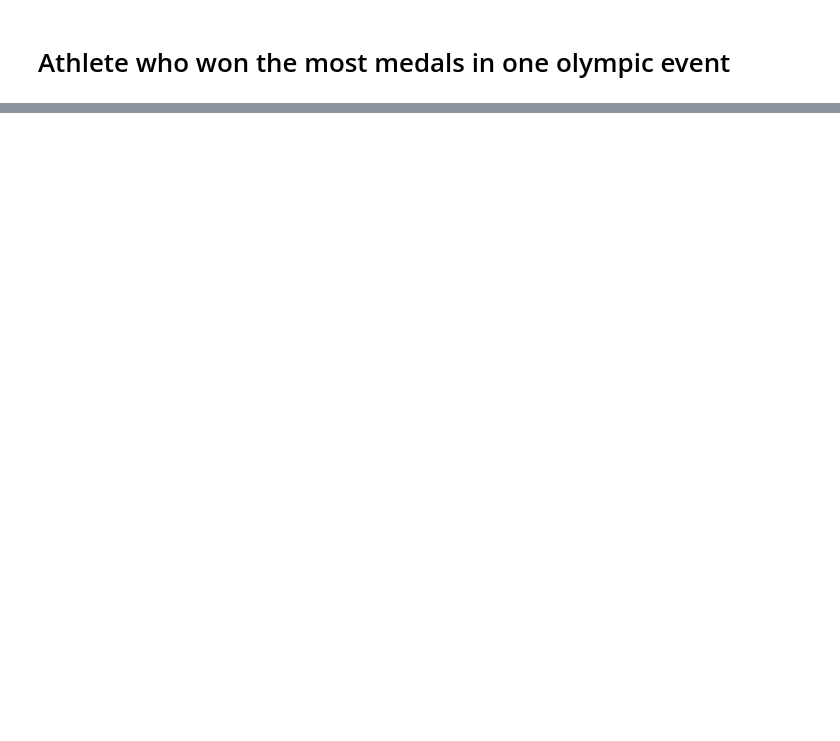
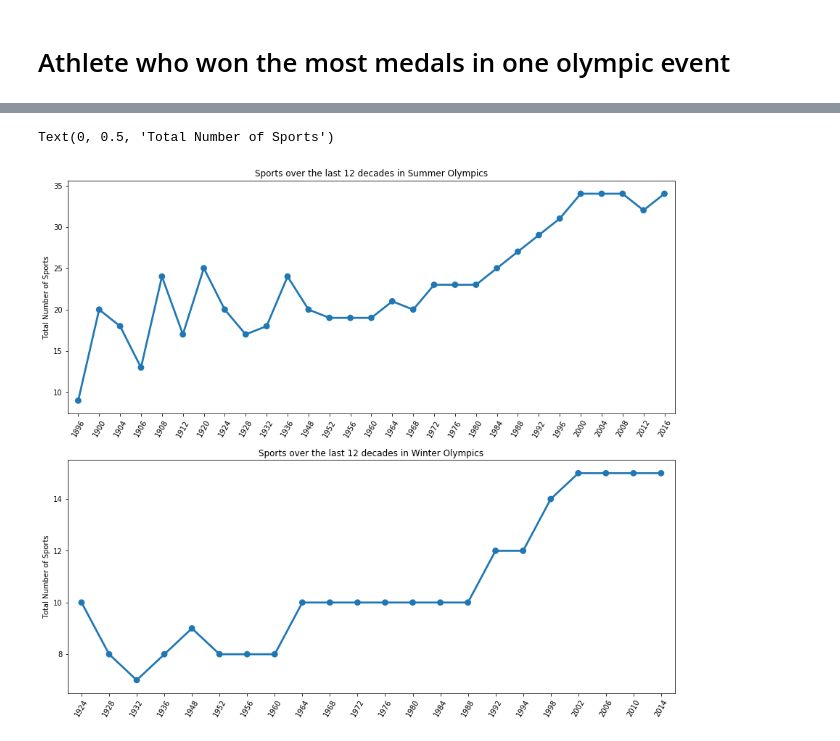
Before and after one commit to AbheeHub/Data-Analysis-Olympics-Data, a Jupyter notebook: 120-years-of-olympic-dataset/Analysis Notebook.ipynb, the cells around one changed output, grey strips where cells are left out. Cells and saved outputs as stored; diff of their text form; code cells hidden in the pictures; blank space fills up the shorter version.

```diff
--- a/120-years-of-olympic-dataset/Analysis Notebook.ipynb
+++ b/120-years-of-olympic-dataset/Analysis Notebook.ipynb
@@ -110,0 +76,2 @@ Name: Medal, Length: 39774, dtype: object
+# %%
+olympics_merged['Sex'] = olympics_merged['Sex'].map({'M':'Male','F':'Female'})
@@ -204,0 +309,35 @@ Name: Medal, dtype: int64
+# %%
+olympics_merged_summer = olympics_merged[olympics_merged['Season'] == 'Summer']
+olympics_merged_winter = olympics_merged[olympics_merged['Season'] == 'Winter']
+year = olympics_merged_summer['Year'].sort_values()
+year = year.unique()
+counts = []
+
+for item in year:
+    counter = list(olympics_merged_summer[olympics_merged_summer['Year'] == item]['Sport'].unique())
+    counts.append(len(counter))
+
+year1 = olympics_merged_winter['Year'].sort_values()
+year1 = year1.unique()
+counts1 = []
+
+for item in year1:
+    counter1 = list(olympics_merged_winter[olympics_merged_winter['Year'] == item]['Sport'].unique())
+    counts1.append(len(counter1))
+# %%
+plt.figure(figsize=(15,13))
+
+plt.subplot(211)
+plt.xticks(rotation = 60)
+sns.pointplot(year,counts)
+plt.title("Sports over the last 12 decades in Summer Olympics")
+plt.ylabel("Total Number of Sports")
+
+plt.subplot(212)
+plt.xticks(rotation = 60)
+sns.pointplot(year1,counts1)
+plt.title("Sports over the last 12 decades in Winter Olympics")
+plt.ylabel("Total Number of Sports")
+# %% [output]
+Text(0, 0.5, 'Total Number of Sports')
+[figure, added]
```
Also changed, not shown: parts of 27 cells of this notebook.
